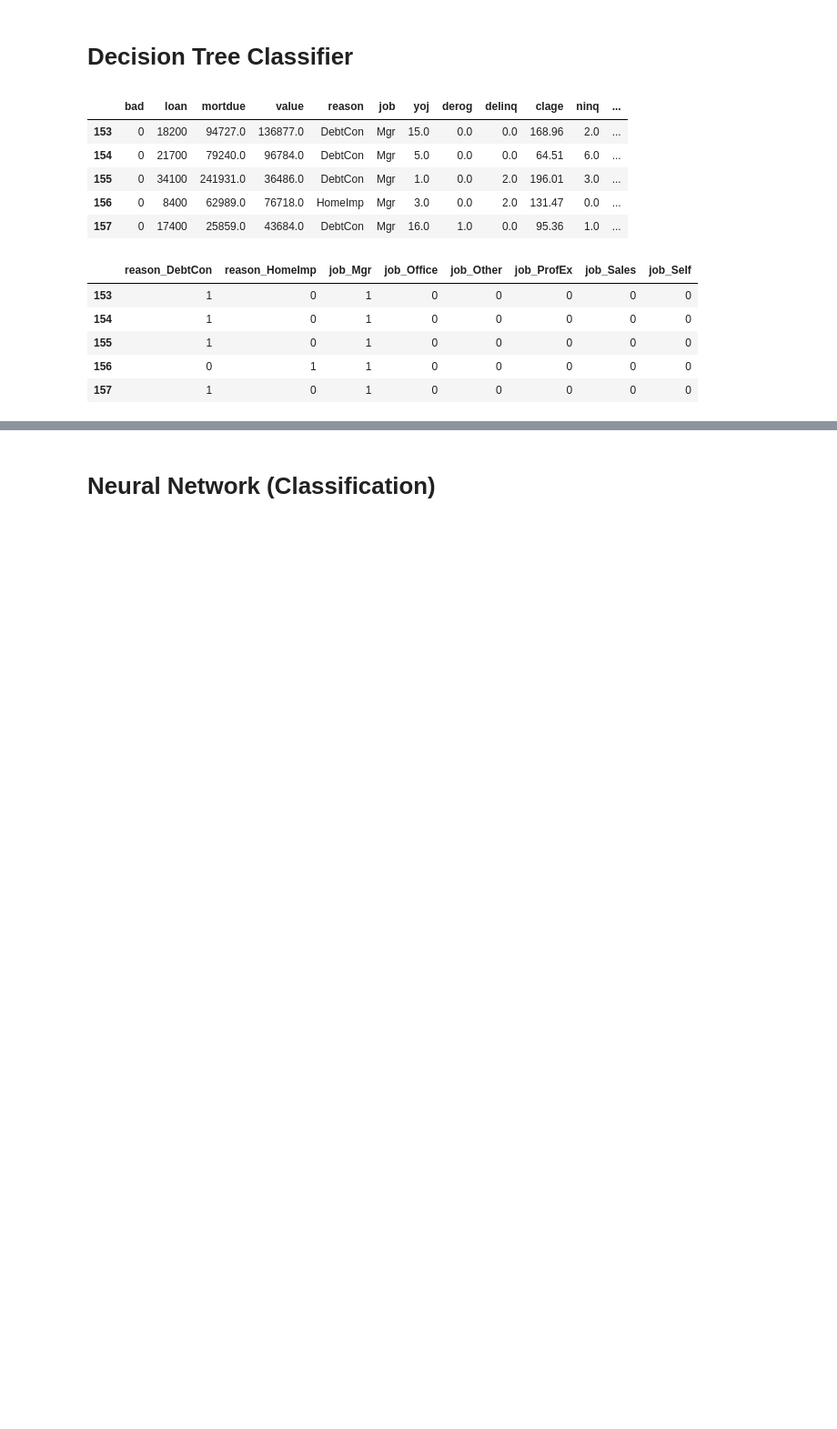
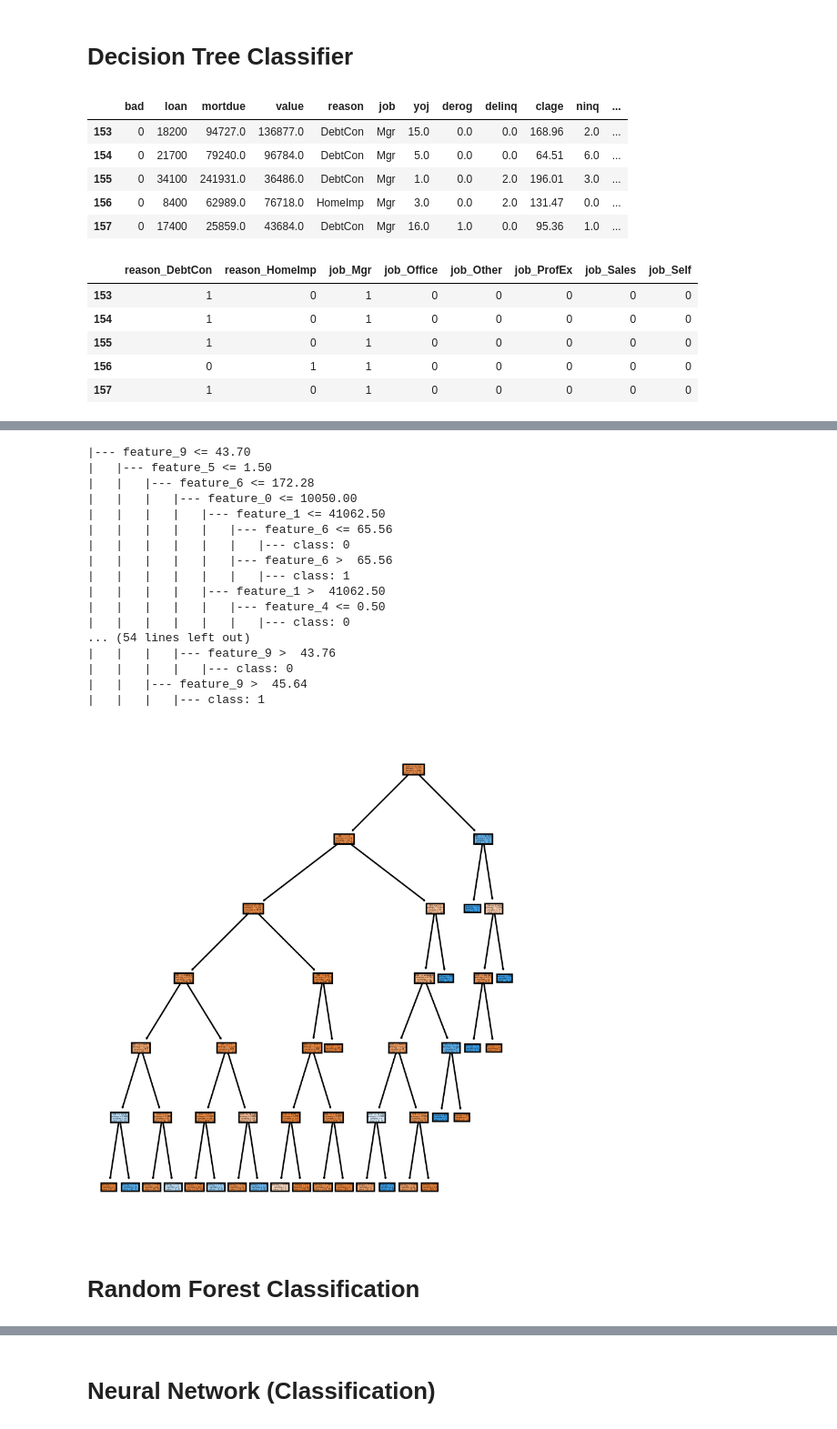
Before and after one commit to Kodluyoruz-Ankara-Veri-Bilimi/Assignment_Ayse_ILKAY, a Jupyter notebook: bank_dataset_hmelq.ipynb, the cells around one changed output, grey strips where cells are left out. Shown at 91% size. Saved outputs shown, nothing was run; the diff lists cells and outputs as text; code cells hidden in the pictures; blank space fills up the shorter version.

```diff
--- a/bank_dataset_hmelq.ipynb
+++ b/bank_dataset_hmelq.ipynb
@@ -789,0 +960,4 @@ En iyi parametreler:{'criterion': 'entropy', 'max_depth': 8, 'min_samples_split'
+# %%
+# model tuning
+model_tuning=GridSearchHelper(data)
+cart_tuned=model_tuning.decision_tree_model_tuning(X_train,y_train)
@@ -789,0 +990,24 @@ En iyi parametreler:{'criterion': 'entropy', 'max_depth': 8, 'min_samples_split'
+# %%
+visu=Visualizer(data)
+visu.plot_tree(model_name=cart_tuned)
+# %% [output]
+|--- feature_9 <= 43.70
+|   |--- feature_5 <= 1.50
+|   |   |--- feature_6 <= 172.28
+|   |   |   |--- feature_0 <= 10050.00
+|   |   |   |   |--- feature_1 <= 41062.50
+|   |   |   |   |   |--- feature_6 <= 65.56
+|   |   |   |   |   |   |--- class: 0
+|   |   |   |   |   |--- feature_6 >  65.56
+|   |   |   |   |   |   |--- class: 1
+|   |   |   |   |--- feature_1 >  41062.50
+|   |   |   |   |   |--- feature_4 <= 0.50
+|   |   |   |   |   |   |--- class: 0
+... (54 lines left out)
+|   |   |   |--- feature_9 >  43.76
+|   |   |   |   |--- class: 0
+|   |   |--- feature_9 >  45.64
+|   |   |   |--- class: 1
+[figure, added]
+# %% [markdown]
+# Random Forest Classification
```
Also changed, not shown: parts of 351 cells of this notebook, 1 other file.
